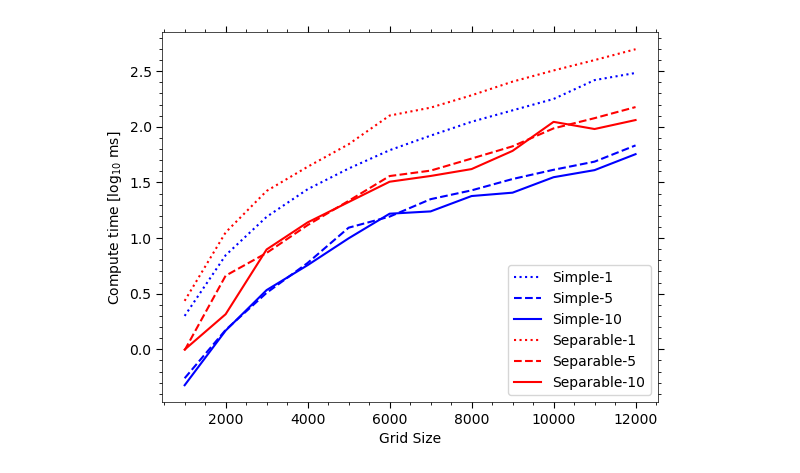
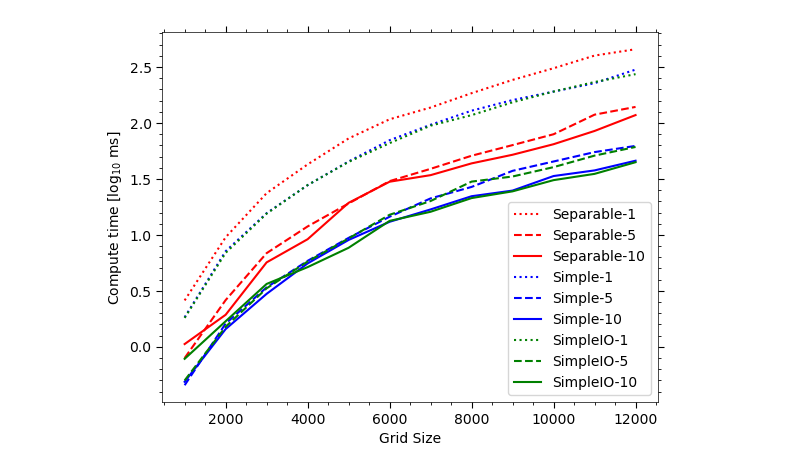
Before and after one commit to adnansiddiquei/conways_game_of_life, a Jupyter notebook: src/plotting/plots.ipynb, the cells around one changed output. Cells and saved outputs as stored; diff of their text form; code cells hidden in the pictures.

```diff
--- a/src/plotting/plots.ipynb
+++ b/src/plotting/plots.ipynb
@@ -5,6 +5,7 @@ from utils import format_axes
 import numpy as np
 # %%
 conv_df = pd.read_csv('convolutions.csv')
+conv_df = conv_df.groupby(['method', 'num_threads', 'grid_size']).mean().reset_index()
 
 fig, ax = plt.subplots()
 
@@ -14,34 +15,34 @@ for method in conv_df['method'].unique():
     for num_threads in conv_df['num_threads'].unique():
 
         subset = conv_df[(conv_df['method'] == method) & (conv_df['num_threads'] == num_threads)]
 
         colors = {
             'simple_convolve': 'blue',
-            'separable_convolution': 'red'
+            'separable_convolution': 'red',
             'simple_inner_outer': 'green'
         }
 
         m = {
             'simple_convolve': 'Simple',
             'separable_convolution': 'Separable',
             'simple_inner_outer': 'SimpleIO'
         }
 
         ls = {
             1: ':',
             5: '--',
             10: '-'
         }
 
         plt.plot(subset['grid_size'], subset['duration'], c=colors[method], label=f'{m[method]}-{num_threads}', ls=ls[num_threads])
 
 plt.xlabel('Grid Size')
 plt.ylabel('Compute time [log$_{10}$ ms]')
 plt.legend()
 format_axes(ax)
 
 plt.savefig('convolutions.png', bbox_inches='tight')
 # %% [output]
-[figure, old version]
+[figure, new version]
 # %%
 trans_df = pd.read_csv('transitions.csv')
```
Also changed, not shown: parts of 1 cell of this notebook, 2 other files.
